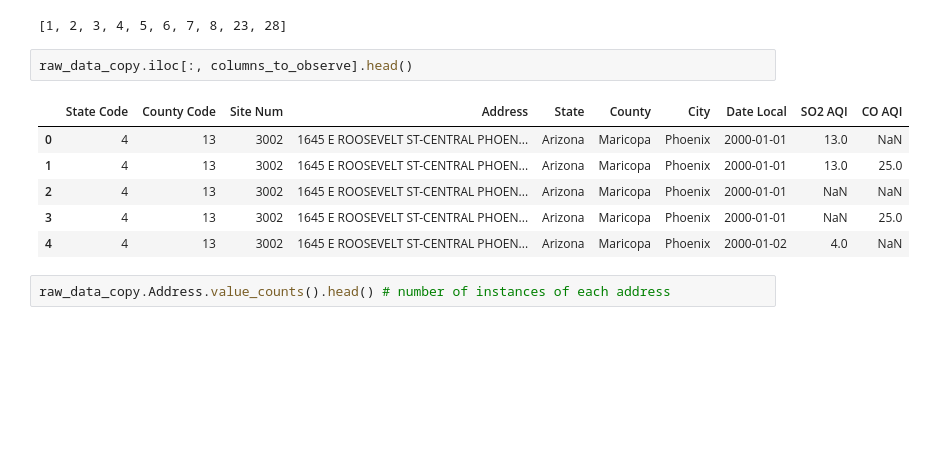
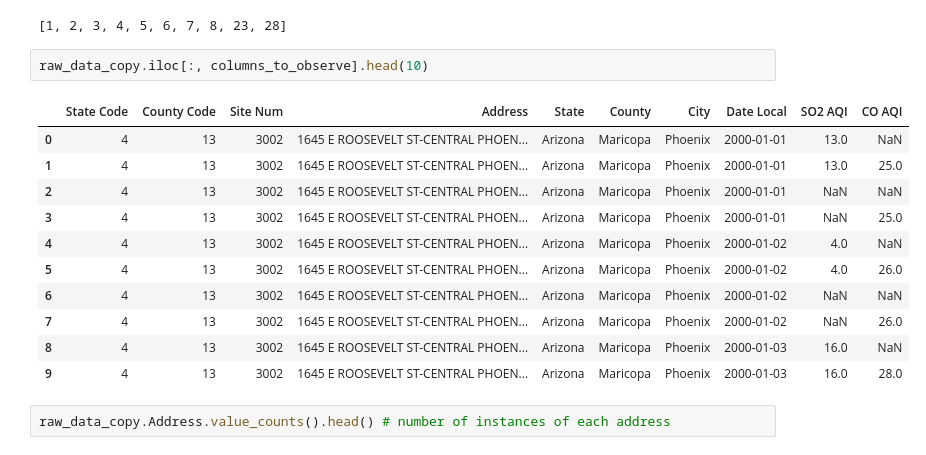
Before and after one commit to cindyhuynh/us-pollution-fa19, a Jupyter notebook: US Pollution Data.ipynb, the cells around one changed output. Saved outputs shown, nothing was run; the diff lists cells and outputs as text; blank space fills up the shorter version.

```diff
--- a/US Pollution Data.ipynb
+++ b/US Pollution Data.ipynb
@@ -33,14 +57,19 @@ columns_to_observe
 # %% [output]
 [1, 2, 3, 4, 5, 6, 7, 8, 23, 28]
 # %%
-raw_data_copy.iloc[:, columns_to_observe].head()
+raw_data_copy.iloc[:, columns_to_observe].head(10)
 # %% [output]
 |  | State Code | County Code | Site Num | Address | State | County | City | Date Local | SO2 AQI | CO AQI |
 | 0 | 4 | 13 | 3002 | 1645 E ROOSEVELT ST-CENTRAL PHOEN... | Arizona | Maricopa | Phoenix | 2000-01-01 | 13.0 | NaN |
 | 1 | 4 | 13 | 3002 | 1645 E ROOSEVELT ST-CENTRAL PHOEN... | Arizona | Maricopa | Phoenix | 2000-01-01 | 13.0 | 25.0 |
 | 2 | 4 | 13 | 3002 | 1645 E ROOSEVELT ST-CENTRAL PHOEN... | Arizona | Maricopa | Phoenix | 2000-01-01 | NaN | NaN |
 | 3 | 4 | 13 | 3002 | 1645 E ROOSEVELT ST-CENTRAL PHOEN... | Arizona | Maricopa | Phoenix | 2000-01-01 | NaN | 25.0 |
 | 4 | 4 | 13 | 3002 | 1645 E ROOSEVELT ST-CENTRAL PHOEN... | Arizona | Maricopa | Phoenix | 2000-01-02 | 4.0 | NaN |
+| 5 | 4 | 13 | 3002 | 1645 E ROOSEVELT ST-CENTRAL PHOEN... | Arizona | Maricopa | Phoenix | 2000-01-02 | 4.0 | 26.0 |
+| 6 | 4 | 13 | 3002 | 1645 E ROOSEVELT ST-CENTRAL PHOEN... | Arizona | Maricopa | Phoenix | 2000-01-02 | NaN | NaN |
+| 7 | 4 | 13 | 3002 | 1645 E ROOSEVELT ST-CENTRAL PHOEN... | Arizona | Maricopa | Phoenix | 2000-01-02 | NaN | 26.0 |
+| 8 | 4 | 13 | 3002 | 1645 E ROOSEVELT ST-CENTRAL PHOEN... | Arizona | Maricopa | Phoenix | 2000-01-03 | 16.0 | NaN |
+| 9 | 4 | 13 | 3002 | 1645 E ROOSEVELT ST-CENTRAL PHOEN... | Arizona | Maricopa | Phoenix | 2000-01-03 | 16.0 | 28.0 |
 # %%
 raw_data_copy.Address.value_counts().head() # number of instances of each address
 # %% [output]
```
Also changed, not shown: parts of 9 cells of this notebook.
